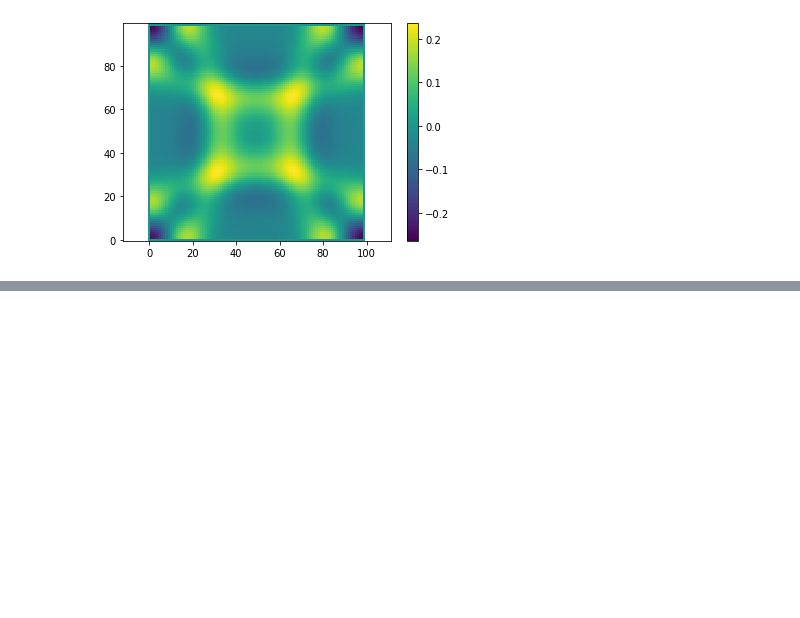
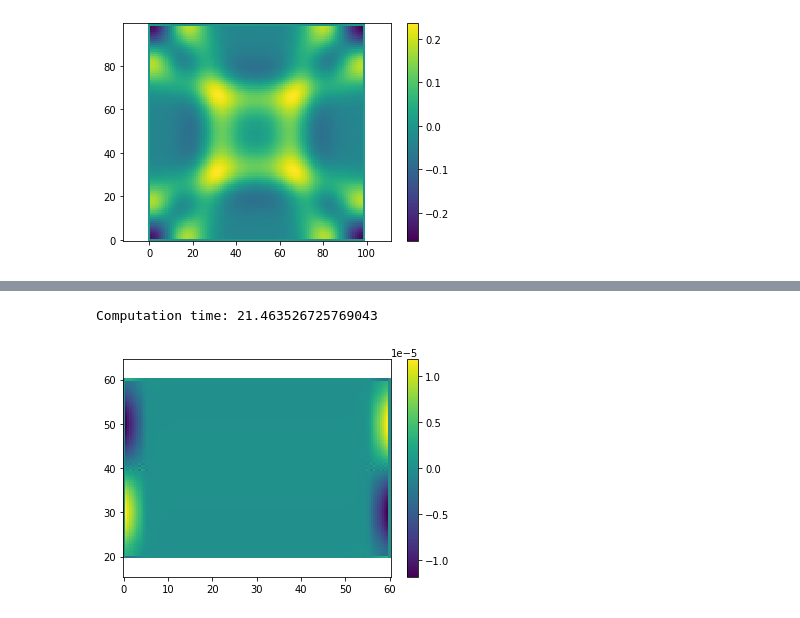
Before and after one commit to vopikamm/multimode-model, a Jupyter notebook: examples/3_domain_decomposition.ipynb, the cells around one changed output, grey strips where cells are left out. Cells and saved outputs as stored; diff of their text form; code cells hidden in the pictures; blank space fills up the shorter version.

```diff
--- a/examples/3_domain_decomposition.ipynb
+++ b/examples/3_domain_decomposition.ipynb
@@ -90,0 +106,12 @@ plot(out)
+# %%
+def zonal_wind(state, params):
+    tau = 0.01 * np.sin(
+        np.pi  # convert to radians
+        * (state.u.grid.y - 40.)  # use latitude of the grid on which u is defined
+        / 20.
+    )
+    return State(
+        u=Variable(tau / H_e / params.rho_0, state.u.grid),
+        v=Variable(None, state.v.grid),
+        eta=Variable(None, state.eta.grid),
+    )
@@ -90,0 +143,11 @@ plot(out)
+# %%
+pap = Parameters(
+    coriolis_func=f_on_sphere(omega=7.272205e-05),
+    on_grid=c_grid,
+    H=500.,
+    g=2.5**2 / 500.,
+)
+# %%
+cluster = LocalCluster(n_workers=4, threads_per_worker=1)
+
+client = Client(cluster)
@@ -90,0 +159,17 @@ plot(out)
+# %%
+init = DomainState(Variable(None, c_grid.u), Variable(None, c_grid.v), Variable(None, c_grid.eta))
+
+start = time.time()
+
+tmp = magic(init, 4, 200, (1,), GeneralSolver(rhs, adams_bashforth3, pap, 0.01), Tail(), client)
+f = client.submit(DomainState.merge, tmp, 1)
+out = f.result()
+
+end = time.time()
+print("Computation time: {}".format(end - start))
+# %% [output]
+Computation time: 21.463526725769043
+# %%
+plot(out)
+# %% [output]
+[figure, added]
```
Also changed, not shown: parts of 8 cells of this notebook, 4 other files.
